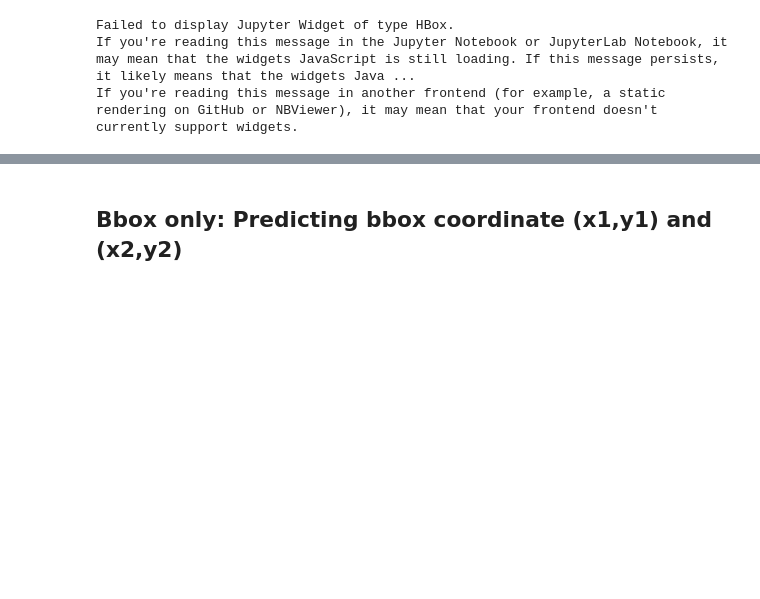
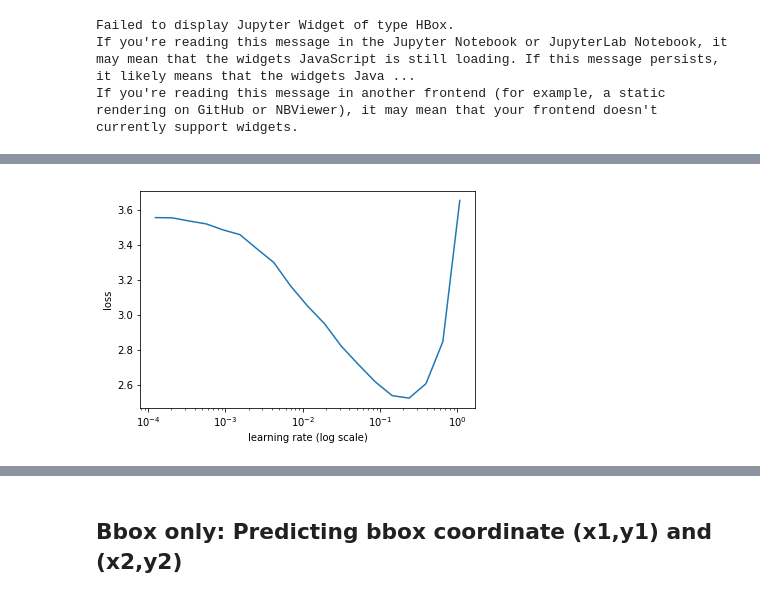
Before and after one commit to anhquan0412/fast_ai_part2_2018, a Jupyter notebook: pascal.ipynb, the cells around one changed output, grey strips where cells are left out. Saved outputs shown, nothing was run; the diff lists cells and outputs as text; code cells hidden in the pictures; blank space fills up the shorter version.

```diff
--- a/pascal.ipynb
+++ b/pascal.ipynb
@@ -316 +316,5 @@ learn.sched.plot()
+# %%
+learn.sched.plot(n_skip=5, n_skip_end=1)
+# %% [output]
+[figure, added]
 # %%
```
Also changed, not shown: parts of 67 cells of this notebook.
